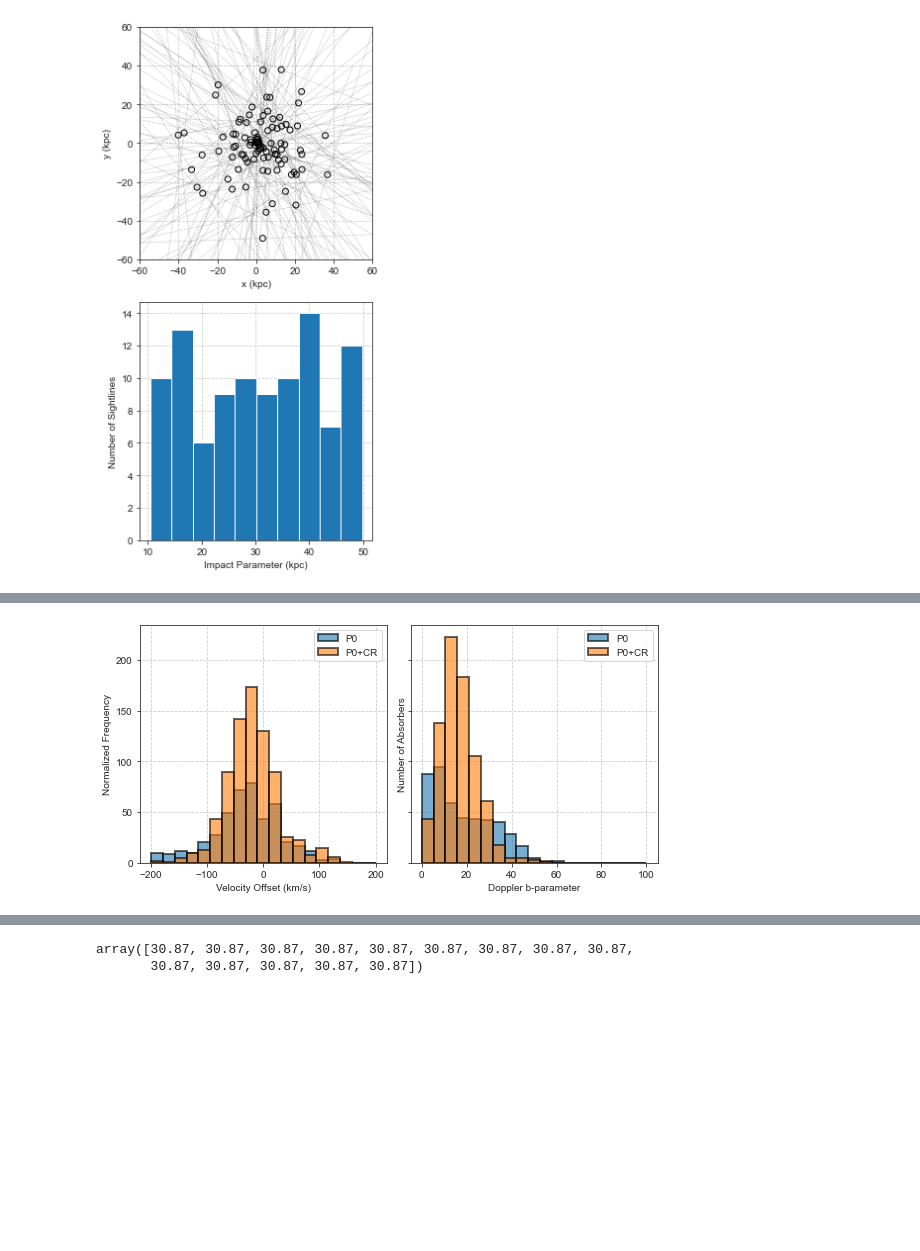
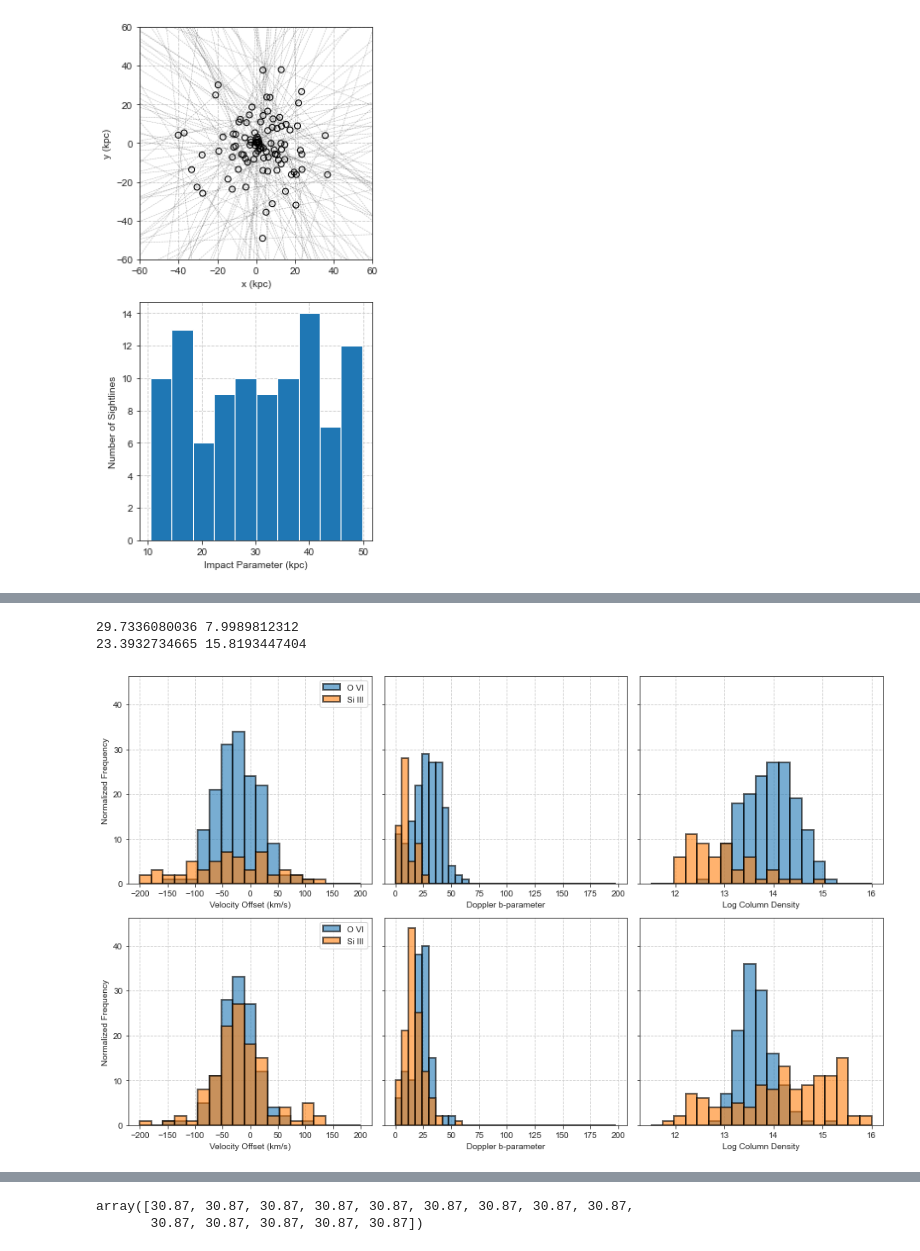
Before and after one commit to ibutsky/synthetic_spectra, a Jupyter notebook: scripts/plotting/paper_plots.ipynb, the cells around one changed output, grey strips where cells are left out. Drawn from its saved outputs; the diff is of its cells as text; code cells hidden in the pictures; blank space fills up the shorter version.

Commit message:
adding new histogram plot data

```diff
--- a/scripts/plotting/paper_plots.ipynb
+++ b/scripts/plotting/paper_plots.ipynb
@@ -820,0 +707,19 @@ yt : [INFO     ] 2021-03-02 09:42:31,035 Making a fixed resolution buffer of (('
+# %%
+csv_data_file = '../../data/analyzed_spectra/merged_solutions_with_kinematics.csv'
+ion_list, logN_list, logNerr_list, b_list, berr_list, vel_list, vel_err_list, ray_id_list,\
+        model_list, impact_list, ovi_label_list, detection_list, align_list = pt.load_csv_data(csv_data_file)
+
+fig, ax = plt.subplots(nrows =2, ncols =1, figsize =(4.6, 7.5), sharey = True, sharex= True)
+
+impact_mask = (ray_id_list < 100) & (detection_list == 'detection')
+for i, model in enumerate(['P0', 'P0agncr']):
+    si_mask = impact_mask & (model_list == model) & (ion_list == 'SiIII')
+    ovi_mask = impact_mask & (model_list == model) & (ion_list == 'OVI')
+
+    n_absorbers = []
+    for ray_id in ray_id_list[impact_mask]:
+        mask = ovi_mask & (ray_id_list == ray_id)
+        n = len(ion_list[mask])
+        n_absorbers.append(n)
+    bins = np.arange(1,6, 1)
+    ax[i].hist(n_absorbers, bins = bins)
@@ -821,34 +1181,49 @@ yt : [INFO     ] 2021-03-02 09:42:31,035 Making a fixed resolution buffer of (('
 # %%
-csv_data_file = '../../data/analyzed_spectra/merged_solutions.csv'
-ion_list, logN_list, logNerr_list, b_list, berr_list, vel_list, \
-        vel_err_list, ray_id_list, model_list, impact_list, ovi_label_list = pt.load_csv_data(csv_data_file)
+csv_data_file = '../../data/analyzed_spectra/merged_solutions_with_kinematics.csv'
+ion_list, logN_list, logNerr_list, b_list, berr_list, vel_list, vel_err_list, ray_id_list,\
+        model_list, impact_list, ovi_label_list, detection_list, align_list = pt.load_csv_data(csv_data_file)
 
 
-fig, ax = plt.subplots(nrows =1, ncols =2, figsize =(8, 4), sharey = True, sharex= False)
+fig, ax = plt.subplots(nrows =2, ncols =3, figsize =(13, 8), sharey = True, sharex= False)
 lw = 2
 ht = 'stepfilled'
 ht = 'bar'
 dens = False
-nbin = np.linspace(-200, 200, 20)
 ec = 'black'
 alpha = 0.6
 
-po_mask = (model_list == 'P0') & (ion_list == 'OVI')
+impact_min = 0
+impact_max = 50
+impact_mask = (impact_list > impact_min) & (impact_list < impact_max) & (detection_list == 'detection')
+for i, model in enumerate(['P0', 'P0agncr']):
+    si_mask = impact_mask & (model_list == model) & (ion_list == 'SiIII')
+    ovi_mask = impact_mask & (model_list == model) & (ion_list == 'OVI')
 
-ax[0].hist(vel_list[model_list == 'P0'],  bins = nbin, linewidth = lw, histtype = ht, density = dens, label= 'P0', edgecolor = ec, alpha = alpha)
-ax[0].hist(vel_list[model_list == 'P0agncr'], bins = nbin, linewidth = lw, histtype = ht, density = dens, label= 'P0+CR', edgecolor = ec, alpha = alpha)
-ax[0].legend()
-ax[0].set_ylabel('Normalized Frequency')
-ax[0].set_xlabel('Velocity Offset (km/s)')
+    print(np.median(b_list[ovi_mask]), np.median(b_list[si_mask]))
 
-nbin = np.linspace(0, 100, 20)
-ax[1].hist(b_list[model_list == 'P0'],  bins = nbin, linewidth = lw, histtype = ht, density = dens, label= 'P0', edgecolor = ec, alpha = alpha)
-ax[1].hist(b_list[model_list == 'P0agncr'], bins = nbin, linewidth = lw, histtype = ht, density = dens, label= 'P0+CR', edgecolor = ec, alpha = alpha)
-ax[1].legend()
-ax[1].set_ylabel('Number of Absorbers')
-ax[1].set_xlabel('Doppler b-parameter')
+    nbin = np.linspace(-200, 200, 20)
+    ax[i][0].hist(vel_list[ovi_mask],  bins = nbin, linewidth = lw, histtype = ht, density = dens, label= 'O VI', edgecolor = ec, alpha = alpha)
+    ax[i][0].hist(vel_list[si_mask], bins = nbin, linewidth = lw, histtype = ht, density = dens, label= 'Si III', edgecolor = ec, alpha = alpha)
+    ax[i][0].legend()
+    ax[i][0].set_ylabel('Normalized Frequency')
+    ax[i][0].set_xlabel('Velocity Offset (km/s)')
+
+    bins = np.arange(0, 200, 6)
+#    nbin = 20
+    ax[i][1].hist(b_list[ovi_mask],  bins = bins, linewidth = lw, histtype = ht, density = dens, label= 'O VI', edgecolor = ec, alpha = alpha)
+    ax[i][1].hist(b_list[si_mask], bins = bins, linewidth = lw, histtype = ht, density = dens, label= 'Si III', edgecolor = ec, alpha = alpha)
+    ax[i][1].set_xlabel('Doppler b-parameter')
+
+
+
+    nbin = np.linspace(11.5, 16, 20)
+    ax[i][2].hist(logN_list[ovi_mask],  bins = nbin, linewidth = lw, histtype = ht, density = dens, label= 'O VI', edgecolor = ec, alpha = alpha)
+    ax[i][2].hist(logN_list[si_mask], bins = nbin, linewidth = lw, histtype = ht, density = dens, label= 'Si III', edgecolor = ec, alpha = alpha)
+    ax[i][2].set_xlabel('Log Column Density')
 
 fig.tight_layout()
 plt.savefig('../../plots/vel_bval_histogram.png', dpi = 300)
 # %% [output]
+29.7336080036 7.9989812312
+23.3932734665 15.8193447404
-[figure, old version]
+[figure, new version]
```
Also changed, not shown: parts of 29 cells of this notebook.
